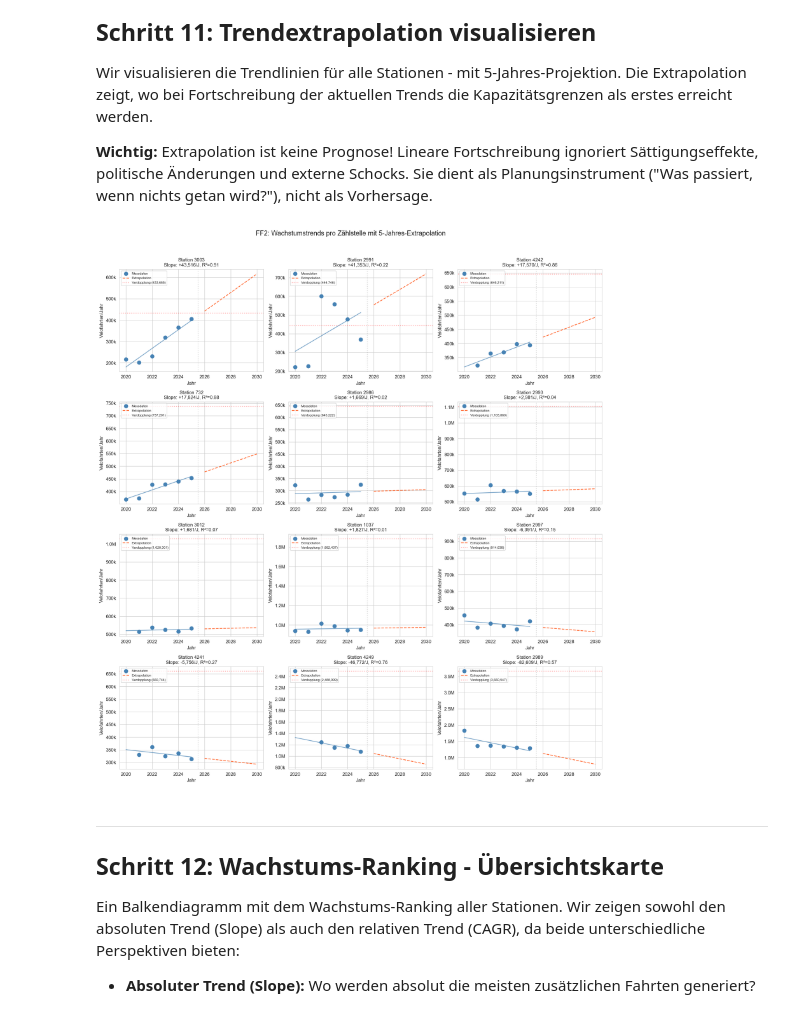
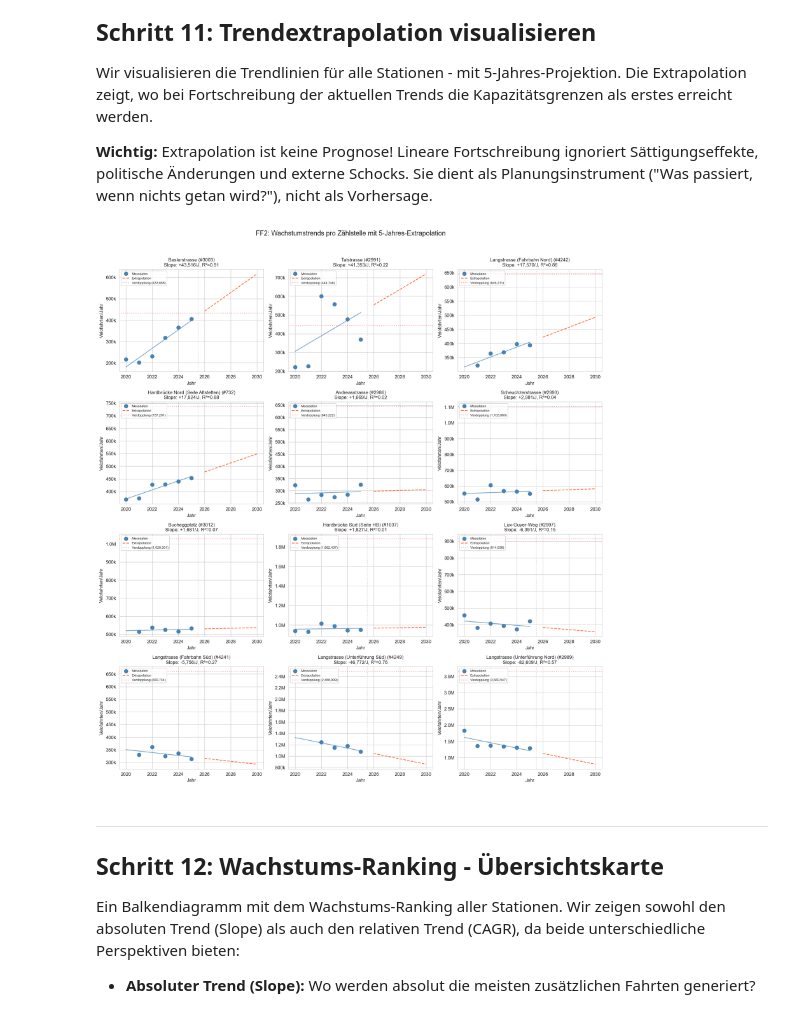
Before and after one commit to rolivischi2/bina, a Jupyter notebook: notebooks/FF2/03_ff2_growth_hotspots.ipynb, the cells around one changed output. Cells and saved outputs as stored; diff of their text form; code cells hidden in the pictures.

```diff
--- a/notebooks/FF2/03_ff2_growth_hotspots.ipynb
+++ b/notebooks/FF2/03_ff2_growth_hotspots.ipynb
@@ -54,6 +54,26 @@ print(f"Jahre:      {sorted(df['year'].unique())}")
 print(f"\nStation-Metadaten: {len(meta)} Stationen")
 print(f"Spalten Velo:  {list(df.columns)}")
 print(f"Spalten Meta:  {list(meta.columns)}")
+
+
+# Mapping station_id -> station_name (Bezeichnung aus dem Geoportal),
+# in NB01 heruntergeladen, in NB02 in station_metadata.csv eingefuegt.
+if "station_name" in meta.columns:
+    station_name_map = dict(zip(meta["station_id"], meta["station_name"]))
+    n_named = meta["station_name"].notna().sum()
+    print(f"\nStandortnamen verfuegbar fuer {n_named}/{len(meta)} Stationen.")
+else:
+    station_name_map = {}
+    print("\nWarnung: Spalte 'station_name' fehlt in station_metadata.csv - "
+          "Notebook 02 erneut ausfuehren, damit die Namen aus standorte_velo_fuss.json "
+          "eingejoint werden.")
+
+def station_label(sid):
+    """Liefert 'Bezeichnung (#ID)' falls verfuegbar, sonst nur '#ID'."""
+    name = station_name_map.get(int(sid))
+    if isinstance(name, str) and name:
+        return f"{name} (#{int(sid)})"
+    return f"#{int(sid)}"
 # %% [output]
 Velo-Daten: 4,499,163 Zeilen, 46 Stationen
 Zeitraum:   2020-01-01 00:00:00 bis 2025-12-31 23:45:00
@@ -453,8 +475,11 @@ trends["slope_pct"] = (trends["slope"] / trends["mean_annual"] * 100)
 # Sortieren nach stärkstem relativem Wachstum
 trends = trends.sort_values("slope_pct", ascending=False)
 
+
+# Standortnamen anhaengen (fuer alle nachfolgenden Ausgaben)
+trends["station_name"] = trends["station_id"].map(station_name_map).fillna("")
 print("Regressionsergebnisse pro Station (sortiert nach relativem Wachstum):\n")
-display_cols = ["station_id", "slope", "slope_pct", "r_squared", "p_value", "n_years", "mean_annual"]
+display_cols = ["station_id", "station_name", "slope", "slope_pct", "r_squared", "p_value", "n_years", "mean_annual"]
 print(trends[display_cols].to_string(
     index=False,
     formatters={
@@ -585,35 +610,35 @@ for i, (_, row) in enumerate(trends.iterrows()):
 
     if pd.notnull(row["slope"]):
         # Trendlinie (historisch)
         trend_y_hist = row["intercept"] + row["slope"] * np.array(years_used, dtype=float)
         ax.plot(years_used, trend_y_hist, color="steelblue", linestyle="-", alpha=0.7)
 
         # Extrapolation (Zukunft)
         trend_y_future = row["intercept"] + row["slope"] * future_years.astype(float)
         ax.plot(future_years, trend_y_future, color="orangered", linestyle="--", alpha=0.8, label="Extrapolation")
 
         # Verdopplungslinie
         double_val = row["first_year_total"] * 2
         ax.axhline(y=double_val, color="red", linestyle=":", alpha=0.4, label=f"Verdopplung ({double_val:,.0f})")
 
     # Trennlinie: historisch vs. Zukunft
     ax.axvline(x=last_data_year + 0.5, color="gray", linestyle=":", alpha=0.3)
 
-    ax.set_title(f"Station {sid}\nSlope: {row['slope']:+,.0f}/J, R²={row['r_squared']:.2f}", fontsize=10)
+    ax.set_title(f"{station_label(sid)}\nSlope: {row['slope']:+,.0f}/J, R²={row['r_squared']:.2f}", fontsize=10)
     ax.set_xlabel("Jahr")
     ax.set_ylabel("Velofahrten/Jahr")
     ax.legend(fontsize=7, loc="upper left")
     ax.yaxis.set_major_formatter(plt.FuncFormatter(lambda x, p: f"{x/1e6:.1f}M" if x >= 1e6 else f"{x/1e3:.0f}k"))
 
 # Leere Subplots ausblenden
 for j in range(i + 1, len(axes_flat)):
     axes_flat[j].set_visible(False)
 
 fig.suptitle("FF2: Wachstumstrends pro Zählstelle mit 5-Jahres-Extrapolation", fontsize=14, y=1.02)
 plt.tight_layout()
 plt.show()
 # %% [output]
-[figure, old version]
+[figure, new version]
 # %% [markdown]
 ---
 ## Schritt 12: Wachstums-Ranking  -  Übersichtskarte
```
Also changed, not shown: parts of 9 cells of this notebook, 2 other files.
